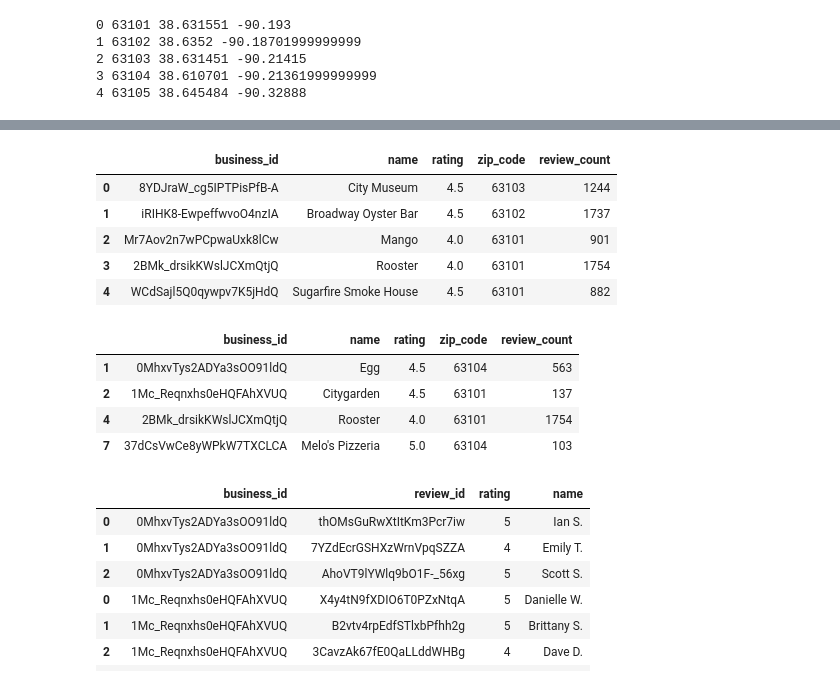
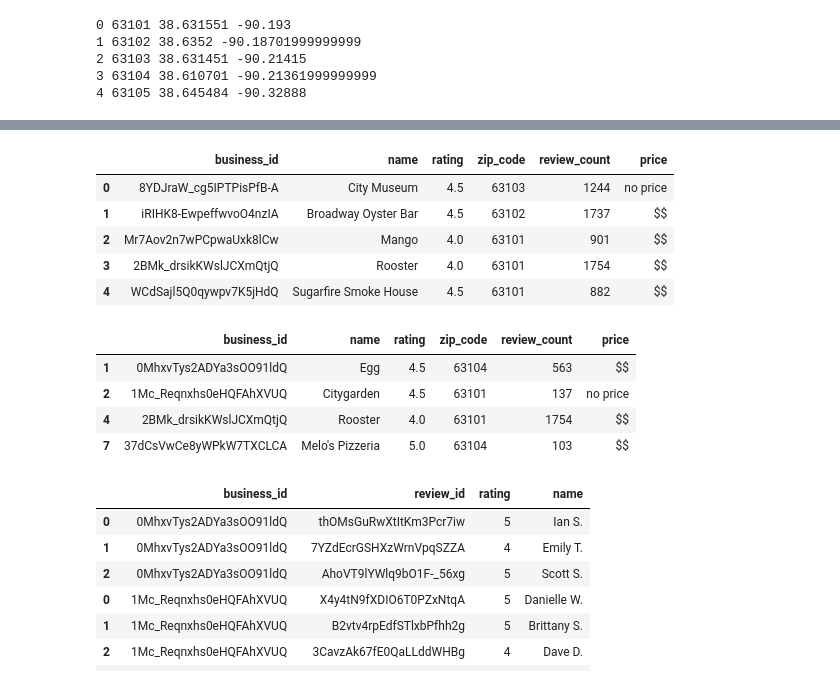
Before and after one commit to DutchDS/Project-1, a Jupyter notebook: Question_2_and_3.ipynb, the cells around one changed output, grey strips where cells are left out. Drawn from its saved outputs; the diff is of its cells as text; code cells hidden in the pictures.

```diff
--- a/Question_2_and_3.ipynb
+++ b/Question_2_and_3.ipynb
@@ -168,11 +156,18 @@ for index, row in df_merge.iterrows():
 #         df_businesses['price']=[business["price"]for business in dict_businesses['businesses']]
 #     except:
 #         df_businesses['price']='not found'
-    dict_total.update(dict_businesses)
+    for b in dict_businesses['businesses']:
+        try:
+            my_price = b['price']
+            prices.append(my_price)
+        except:
+            prices.append('no price')
 
+#     dict_total.update(dict_businesses)
 
     df_bus_total = df_bus_total.append(df_businesses)
-df_businesses
+
+df_businesses.head()
 # pprint.pprint(dict_businesses)
 # %% [output]
 0 63101 38.631551 -90.193
@@ -216,23 +188,23 @@ df_bus_total
 # %%
-for b in dict_total['businesses']:
-    try:
-        my_price = b['price']
-        prices.append(my_price)
-    except:
-        prices.append('no price')
+# for b in dict_total['businesses']:
+#     try:
+#         my_price = b['price']
+#         prices.append(my_price)
+#     except:
+#         prices.append('no price')
 # df_businesses['price'] = prices
 # df_businesses
 
-# df_bus_total['price'] = prices
+df_bus_total['price'] = prices
 df_bus_total.head(5)
 # prices
 # %% [output]
-|  | business_id | name | rating | zip_code | review_count |
-| 0 | 8YDJraW_cg5IPTPisPfB-A | City Museum | 4.5 | 63103 | 1244 |
-| 1 | iRIHK8-EwpeffwvoO4nzIA | Broadway Oyster Bar | 4.5 | 63102 | 1737 |
-| 2 | Mr7Aov2n7wPCpwaUxk8lCw | Mango | 4.0 | 63101 | 901 |
-| 3 | 2BMk_drsikKWslJCXmQtjQ | Rooster | 4.0 | 63101 | 1754 |
-| 4 | WCdSajl5Q0qywpv7K5jHdQ | Sugarfire Smoke House | 4.5 | 63101 | 882 |
+|  | business_id | name | rating | zip_code | review_count | price |
+| 0 | 8YDJraW_cg5IPTPisPfB-A | City Museum | 4.5 | 63103 | 1244 | no price |
+| 1 | iRIHK8-EwpeffwvoO4nzIA | Broadway Oyster Bar | 4.5 | 63102 | 1737 | $$ |
+| 2 | Mr7Aov2n7wPCpwaUxk8lCw | Mango | 4.0 | 63101 | 901 | $$ |
+| 3 | 2BMk_drsikKWslJCXmQtjQ | Rooster | 4.0 | 63101 | 1754 | $$ |
+| 4 | WCdSajl5Q0qywpv7K5jHdQ | Sugarfire Smoke House | 4.5 | 63101 | 882 | $$ |
 # %%
 df_bus_total = df_bus_total.sort_values('business_id')
 df_bus_total = df_bus_total.reset_index(drop=True)
@@ -242,11 +214,11 @@ df_bus_unique.head(5)
 df_bus_unique_small = df_bus_unique[1:5]
 df_bus_unique_small
 # %% [output]
-|  | business_id | name | rating | zip_code | review_count |
-| 1 | 0MhxvTys2ADYa3sOO91ldQ | Egg | 4.5 | 63104 | 563 |
-| 2 | 1Mc_Reqnxhs0eHQFAhXVUQ | Citygarden | 4.5 | 63101 | 137 |
-| 4 | 2BMk_drsikKWslJCXmQtjQ | Rooster | 4.0 | 63101 | 1754 |
-| 7 | 37dCsVwCe8yWPkW7TXCLCA | Melo's Pizzeria | 5.0 | 63104 | 103 |
+|  | business_id | name | rating | zip_code | review_count | price |
+| 1 | 0MhxvTys2ADYa3sOO91ldQ | Egg | 4.5 | 63104 | 563 | $$ |
+| 2 | 1Mc_Reqnxhs0eHQFAhXVUQ | Citygarden | 4.5 | 63101 | 137 | no price |
+| 4 | 2BMk_drsikKWslJCXmQtjQ | Rooster | 4.0 | 63101 | 1754 | $$ |
+| 7 | 37dCsVwCe8yWPkW7TXCLCA | Melo's Pizzeria | 5.0 | 63104 | 103 | $$ |
 # %%
 # business_id = '0MhxvTys2ADYa3sOO91ldQ'
 dict_rev_total = {}
```
Also changed, not shown: parts of 7 cells of this notebook.
